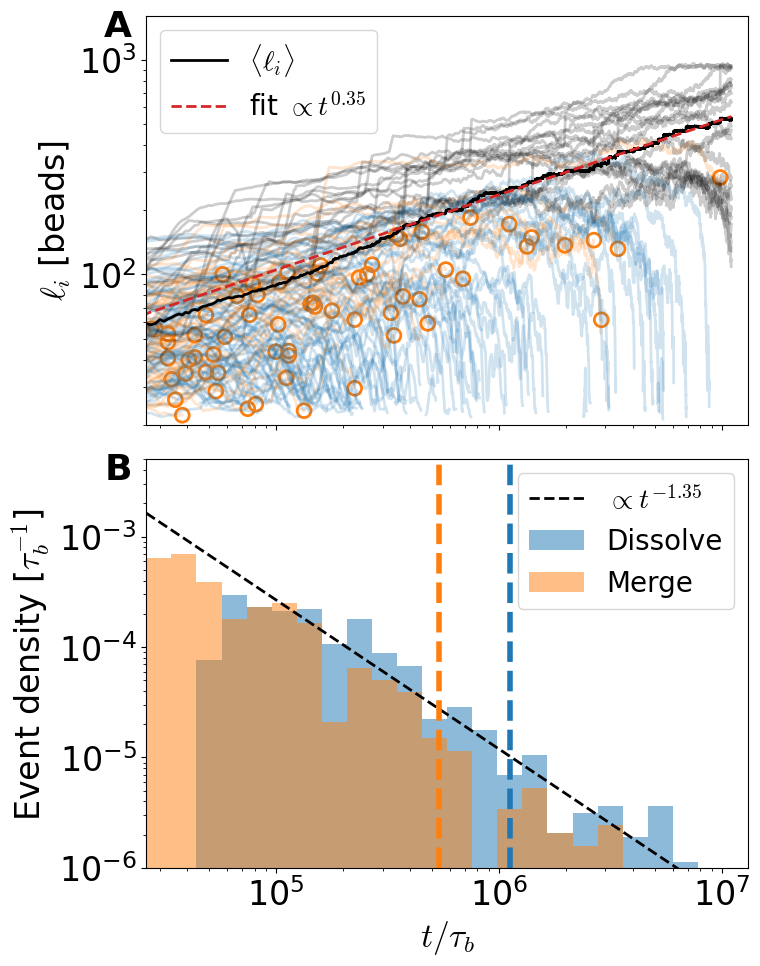
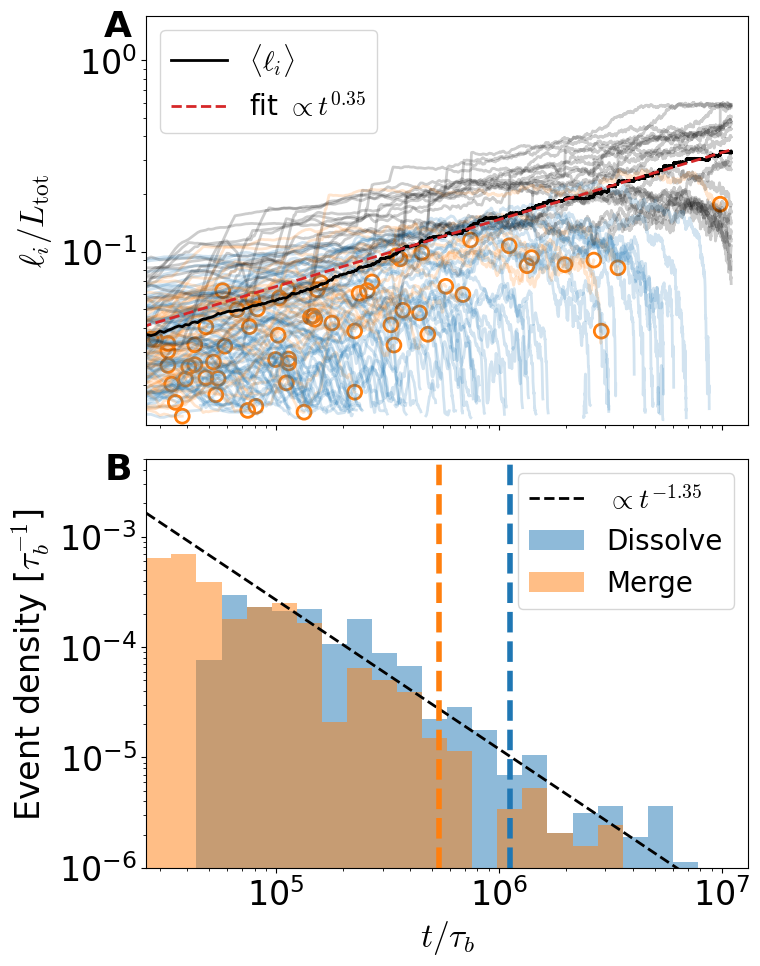
The notebook cell's code change between the first figure and the second:
--- before
+++ after
@@ -11,16 +11,16 @@
         smooth_size_arr = uniform_filter1d(size_arr, size=10)
         if clust_dset.attrs['type'] == 'M':
-            _ = axarr[0].plot(time_arr, smooth_size_arr, color='tab:orange', alpha=.2)
-            _ = axarr[0].scatter(time_arr[-1], smooth_size_arr[-1],  marker='o', linewidth=2, s=100, facecolor="none", edgecolor='tab:orange')
+            _ = axarr[0].plot(time_arr, smooth_size_arr/L_tot, color='tab:orange', alpha=.2)
+            _ = axarr[0].scatter(time_arr[-1], smooth_size_arr[-1]/L_tot,  marker='o', linewidth=2, s=100, facecolor="none", edgecolor='tab:orange')
             merge_times.append(time_arr[-1])
         elif clust_dset.attrs['type'] == 'D':
-            _ = axarr[0].plot(time_arr, smooth_size_arr, color='tab:blue', alpha=.2)
+            _ = axarr[0].plot(time_arr, smooth_size_arr/L_tot, color='tab:blue', alpha=.2)
             dissolve_times.append(time_arr[-1])
         elif clust_dset.attrs['type'] == 'L':
-            _ = axarr[0].plot(time_arr, smooth_size_arr, color='k', alpha=.2)
+            _ = axarr[0].plot(time_arr, smooth_size_arr/L_tot, color='k', alpha=.2)
         times_list.append(time_arr)
         sizes_list.append(size_arr)
 
-size_mean = mean_of_arrays(sizes_list)
+size_mean = mean_of_arrays(sizes_list)/L_tot
 time_arr_max = max(times_list, key=lambda x: x.size)
 _ = axarr[0].plot(time_arr_max, size_mean, color='k', linewidth=2, label=r'$\langle \ell_i \rangle$')
@@ -42,6 +42,6 @@
 _ = axarr[0].set_xscale('log')
 _ = axarr[0].set_yscale('log')
-_ = axarr[0].set_ylabel(r"$\ell_i$ [beads]")
-_ = axarr[0].set_ylim(20, 1600) 
+_ = axarr[0].set_ylabel(r"$\ell_i/L_\mathrm{tot}$")
+_ = axarr[0].set_ylim(20/L_tot, 1.7) 
 
 

Commit: Final updates made (possible sfig improvements in future)